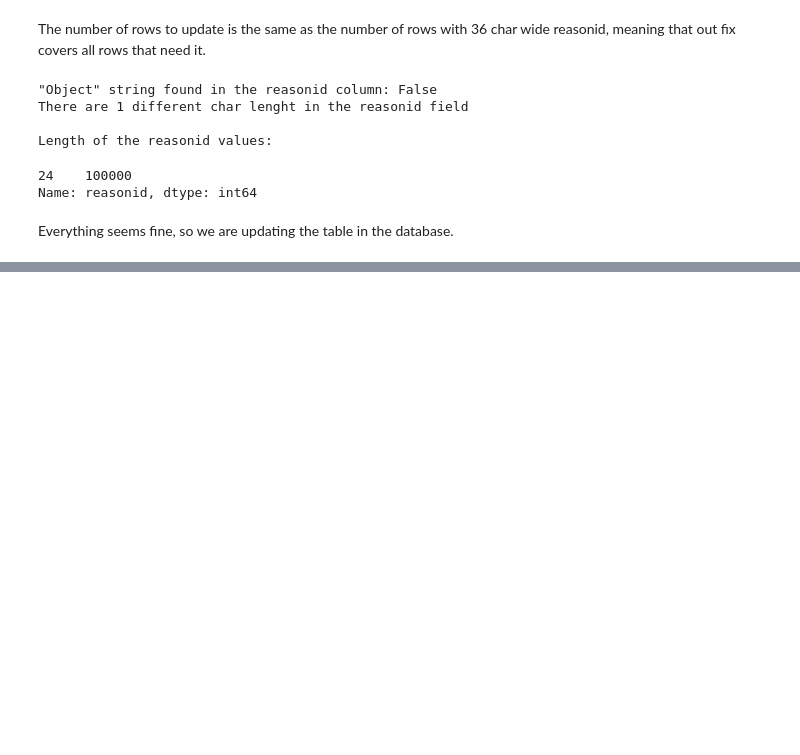
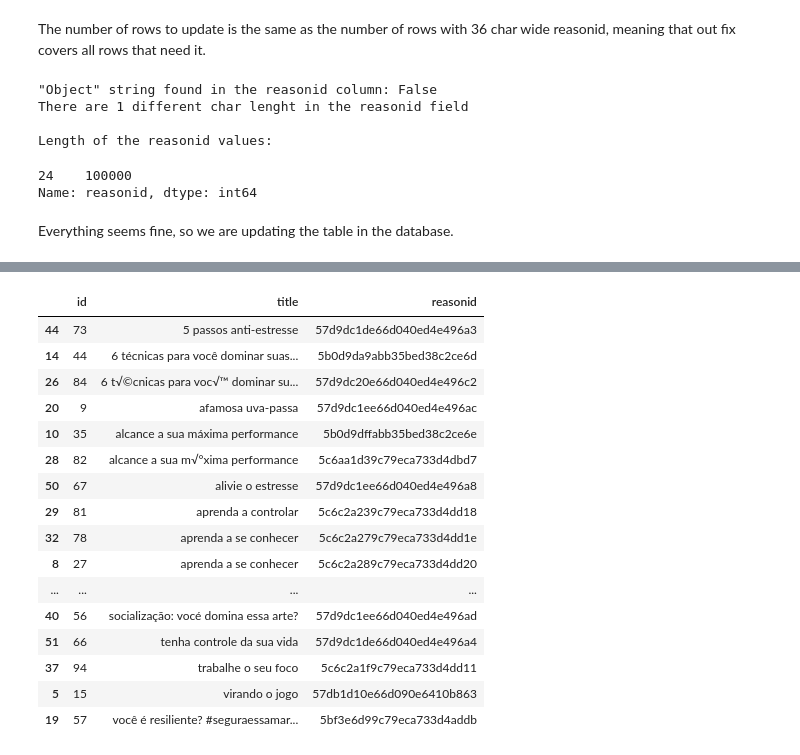
Before and after one commit to adfsan/z-challenge, a Jupyter notebook: DataQaAndCleaning.ipynb, the cells around one changed output, grey strips where cells are left out. Saved outputs shown, nothing was run; the diff lists cells and outputs as text; code cells hidden in the pictures; blank space fills up the shorter version.

Commit message:
Add content table cleaning + Rename notebook files

```diff
--- a/initial_check_and_QA.ipynb
+++ b/DataQaAndCleaning.ipynb
@@ -354,0 +360,4 @@ moodtracker_df.to_sql('moodtracker', engine, if_exists='replace')
+# %%
+# Get the content table
+content_df = pd.read_sql_table('content', engine)
+content_df.head()
@@ -354,0 +385,12 @@ moodtracker_df.to_sql('moodtracker', engine, if_exists='replace')
+# %%
+# Note: We could make this a function since it is reused code, but since we are only using it twice, it's not worth the effort
+pattern = r'(?P<new_reasonid>[a-zA-Z0-9]{24})'
+content_df["new_reasonid"] = content_df.reasonid.str.extract(pattern)
+
+# Check how many rows are going to be updated
+reasonid_toupdate = content_df.query("reasonid != new_reasonid").shape[0]
+print(f"We are going to update the reasonid of {reasonid_toupdate} rows")
+
+# Update the table
+content_df.drop(columns = ["reasonid"], inplace=True)
+content_df.rename(columns = {"new_reasonid":"reasonid"}, inplace=True)
@@ -354,0 +412,21 @@ moodtracker_df.to_sql('moodtracker', engine, if_exists='replace')
+# %%
+# Since the table is very small we'll print the entire thing for visual inspection
+content_df.sort_values("title")
+# %% [output]
+|  | id | title | reasonid |
+| 44 | 73 | 5 passos anti-estresse | 57d9dc1de66d040ed4e496a3 |
+| 14 | 44 | 6 técnicas para você dominar suas... | 5b0d9da9abb35bed38c2ce6d |
+| 26 | 84 | 6 t√©cnicas para voc√™ dominar su... | 57d9dc20e66d040ed4e496c2 |
+| 20 | 9 | afamosa uva-passa | 57d9dc1ee66d040ed4e496ac |
+| 10 | 35 | alcance a sua máxima performance | 5b0d9dffabb35bed38c2ce6e |
+| 28 | 82 | alcance a sua m√°xima performance | 5c6aa1d39c79eca733d4dbd7 |
+| 50 | 67 | alivie o estresse | 57d9dc1ee66d040ed4e496a8 |
+| 29 | 81 | aprenda a controlar | 5c6c2a239c79eca733d4dd18 |
+| 32 | 78 | aprenda a se conhecer | 5c6c2a279c79eca733d4dd1e |
+| 8 | 27 | aprenda a se conhecer | 5c6c2a289c79eca733d4dd20 |
+| ... | ... | ... | ... |
+| 40 | 56 | socialização: vocé domina essa arte? | 57d9dc1ee66d040ed4e496ad |
+| 51 | 66 | tenha controle da sua vida | 57d9dc1de66d040ed4e496a4 |
+| 37 | 94 | trabalhe o seu foco | 5c6c2a1f9c79eca733d4dd11 |
+| 5 | 15 | virando o jogo | 57db1d10e66d090e6410b863 |
+| 19 | 57 | você é resiliente? #seguraessamar... | 5bf3e6d99c79eca733d4addb |
```
Also changed, not shown: parts of 21 cells of this notebook.
